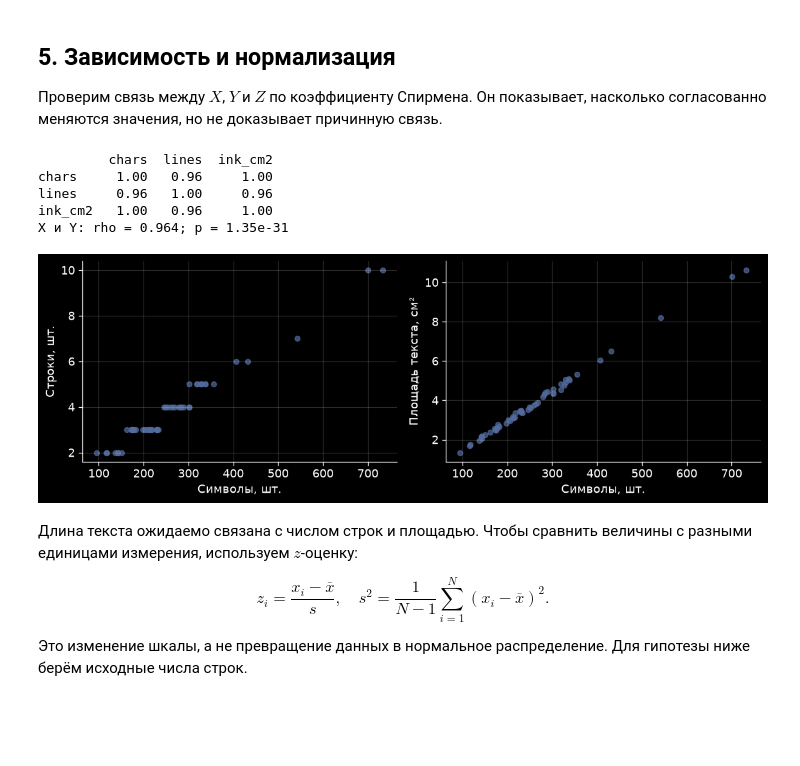
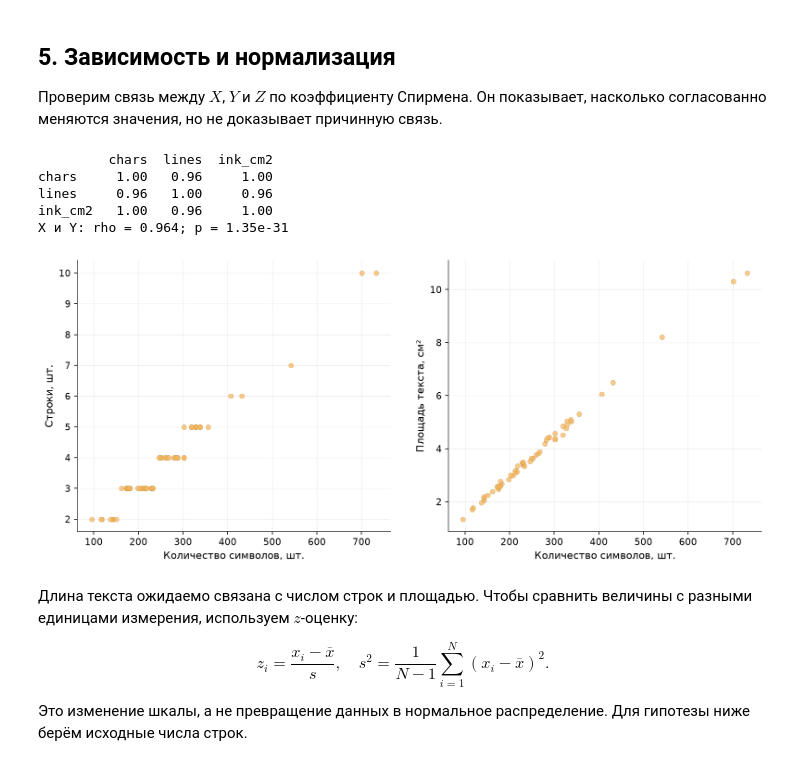
Before and after one commit to katrindemkina/Lab1, a Jupyter notebook: Lab01_Sprint1.ipynb, the cells around one changed output. Saved outputs shown, nothing was run; the diff lists cells and outputs as text; code cells hidden in the pictures; blank space fills up the shorter version.

```diff
--- a/Lab01_Sprint1.ipynb
+++ b/Lab01_Sprint1.ipynb
@@ -134,8 +164,13 @@ $$\hat F_Z(z)=\frac1N\sum_{i=1}^N\mathbf 1(Z_i\le z).$$
 Не предполагаем заранее, что распределение нормальное.
 # %%
 display(base["ink_cm2"].describe().round(2).to_frame("Площадь, см²"))
-ax = base.ink_cm2.hist(bins=12, color="#546C9E", edgecolor="white")
-ax.set(xlabel="Площадь текста, см²", ylabel="Число фрагментов")
+fig, ax = plt.subplots(figsize=(10, 5))
+ax.hist(base.ink_cm2, bins=12, color="#8EB9D6", edgecolor="#333333", linewidth=0.75)
+ax.set(xlabel="Площадь букв, см²", ylabel="Число фрагментов",
+       title="Распределение площади букв")
+ax.grid(axis="y")
+ax.set_axisbelow(True)
+fig.tight_layout()
 plt.show()
 # %% [output]
 |  | Площадь, см² |
@@ -158,21 +193,24 @@ plt.show()
 # %%
 print(base[list(cols)].corr(method="spearman").round(2))
 rho, p_rho = stats.spearmanr(base.chars, base.lines)
 print(f"X и Y: rho = {rho:.3f}; p = {p_rho:.3g}")
-fig, axs = plt.subplots(1, 2, figsize=(10, 3.5))
+fig, axs = plt.subplots(1, 2, figsize=(11, 4.8))
 for ax, col, title in zip(axs, ["lines", "ink_cm2"], ["Строки, шт.", "Площадь текста, см²"]):
-    ax.scatter(base.chars, base[col], s=24, alpha=0.7, color="#546C9E")
-    ax.set_xlabel("Символы, шт.")
+    ax.scatter(base.chars, base[col], s=28, alpha=0.72,
+               color="#F4B65D", edgecolor="#B87B20", linewidth=0.25)
+    ax.set_xlabel("Количество символов, шт.")
     ax.set_ylabel(title)
-fig.tight_layout()
+    ax.grid(alpha=0.35)
+    ax.set_axisbelow(True)
+fig.tight_layout(w_pad=2.5)
 plt.show()
 # %% [output]
          chars  lines  ink_cm2
 chars     1.00   0.96     1.00
 lines     0.96   1.00     0.96
 ink_cm2   1.00   0.96     1.00
 X и Y: rho = 0.964; p = 1.35e-31
-[figure, old version]
+[figure, new version]
 # %% [markdown]
 Длина текста ожидаемо связана с числом строк и площадью. Чтобы сравнить величины с разными единицами измерения, используем $z$-оценку:
 
```
Also changed, not shown: parts of 8 cells of this notebook, 15 other files.
